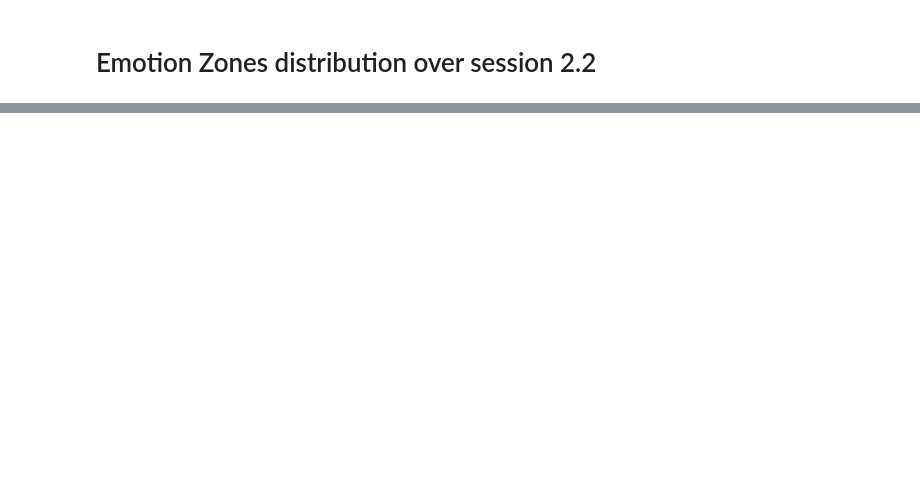
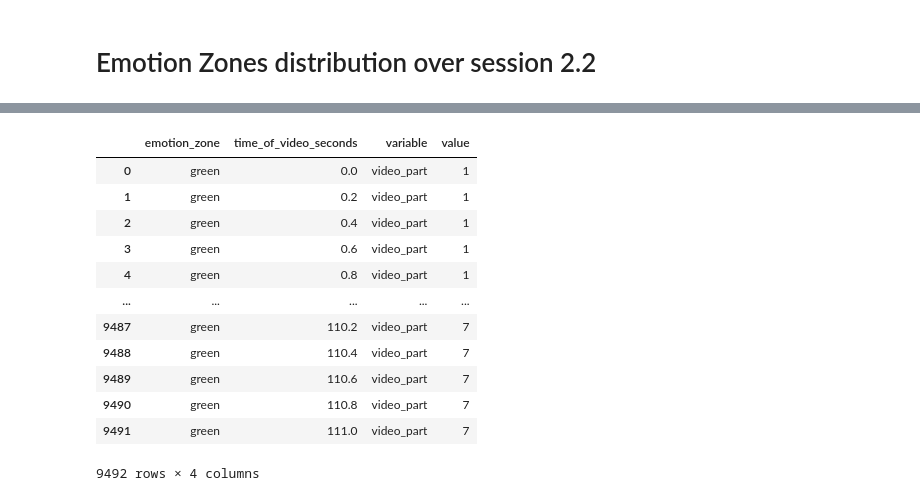
Before and after one commit to annanda/calmed_dataset_statistics, a Jupyter notebook: Dataset Analysis.ipynb, the cells around one changed output, grey strips where cells are left out. Drawn from its saved outputs; the diff is of its cells as text; code cells hidden in the pictures; blank space fills up the shorter version.

```diff
--- a/Dataset Analysis.ipynb
+++ b/Dataset Analysis.ipynb
@@ -140,0 +143,16 @@ alt.Chart(source_22).mark_bar().encode(
+# %%
+
+
+df_1_orginal = pd.read_csv('datasets/participant_1/study_20210526_01_01.mp4.csv')
+
+df_1_columns = df_1[['time_of_video_seconds', 'emotion_zone', 'video_part']]
+df_2_columns = df_2[['time_of_video_seconds', 'emotion_zone', 'video_part']]
+df_3_columns = df_3[['time_of_video_seconds', 'emotion_zone', 'video_part']]
+df_4_columns = df_4[['time_of_video_seconds', 'emotion_zone', 'video_part']]
+df_5_columns = df_5[['time_of_video_seconds', 'emotion_zone', 'video_part']]
+df_6_columns = df_6[['time_of_video_seconds', 'emotion_zone', 'video_part']]
+df_7_columns = df_7[['time_of_video_seconds', 'emotion_zone', 'video_part']]
+
+dfs_merge = pd.concat([df_1_columns,df_2_columns,df_3_columns,df_4_columns,df_5_columns,df_6_columns,df_7_columns])
+
+dfs_merge
@@ -140,0 +173,17 @@ alt.Chart(source_22).mark_bar().encode(
+# %%
+source_points = pd.melt(dfs_merge, id_vars=['emotion_zone', 'time_of_video_seconds'], value_vars=[ 'video_part'])
+source_points
+# %% [output]
+|  | emotion_zone | time_of_video_seconds | variable | value |
+| 0 | green | 0.0 | video_part | 1 |
+| 1 | green | 0.2 | video_part | 1 |
+| 2 | green | 0.4 | video_part | 1 |
+| 3 | green | 0.6 | video_part | 1 |
+| 4 | green | 0.8 | video_part | 1 |
+| ... | ... | ... | ... | ... |
+| 9487 | green | 110.2 | video_part | 7 |
+| 9488 | green | 110.4 | video_part | 7 |
+| 9489 | green | 110.6 | video_part | 7 |
+| 9490 | green | 110.8 | video_part | 7 |
+| 9491 | green | 111.0 | video_part | 7 |
+9492 rows × 4 columns
```
Also changed, not shown: parts of 3 cells of this notebook.
